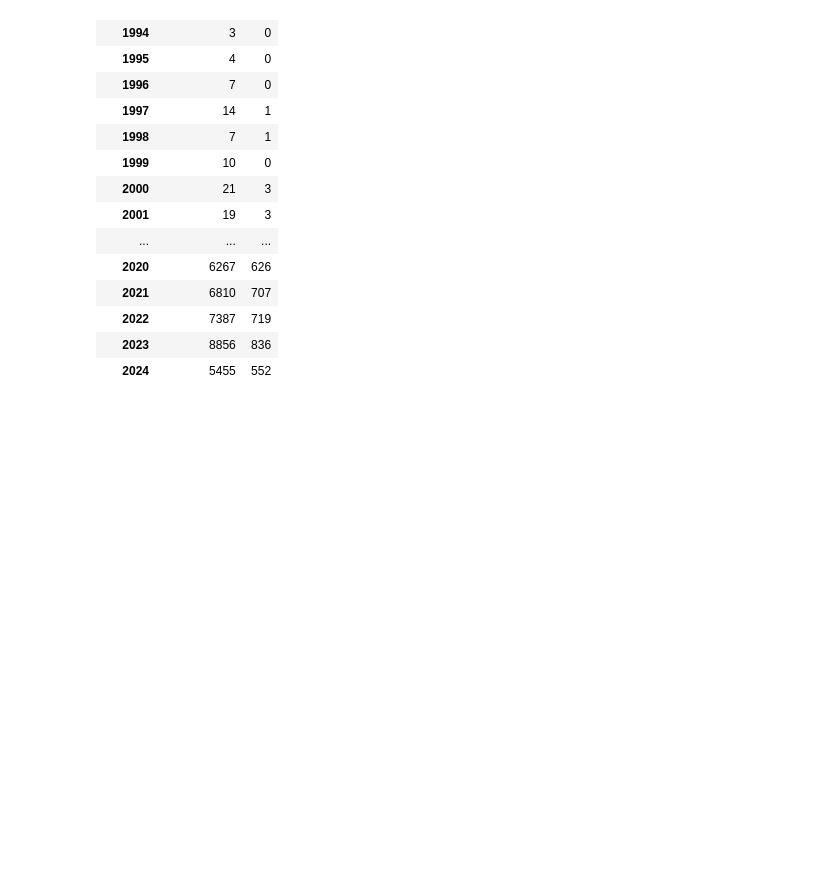
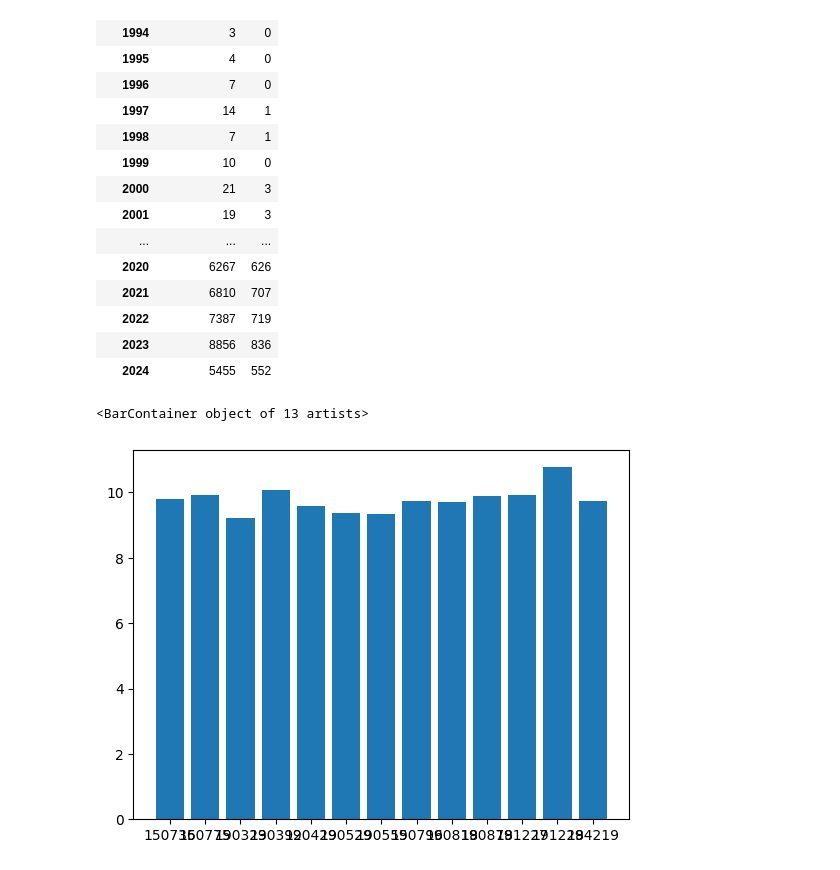
Before and after one commit to orchid-initiative/postpartum-larc, a Jupyter notebook: analysis/larc_l-and-d.ipynb, the cells around one changed output. Saved outputs shown, nothing was run; the diff lists cells and outputs as text; code cells hidden in the pictures; blank space fills up the shorter version.

Commit message:
added plot for hospital ID larc rate

```diff
--- a/analysis/larc_l-and-d.ipynb
+++ b/analysis/larc_l-and-d.ipynb
@@ -345,0 +345,7 @@ d.groupby(by = "dsch_yr")[["l_and_d_incl", "larc"]].sum()
+# %%
+oshpd_larc_rates = {key: (val * 100) / oshpd[key] for key, val in oshpd_larc.items()}
+# %%
+plt.bar([str(x) for x in oshpd_larc_rates.keys()], oshpd_larc_rates.values())
+# %% [output]
+<BarContainer object of 13 artists>
+[figure, added]
```
Also changed, not shown: parts of 4 cells of this notebook.
